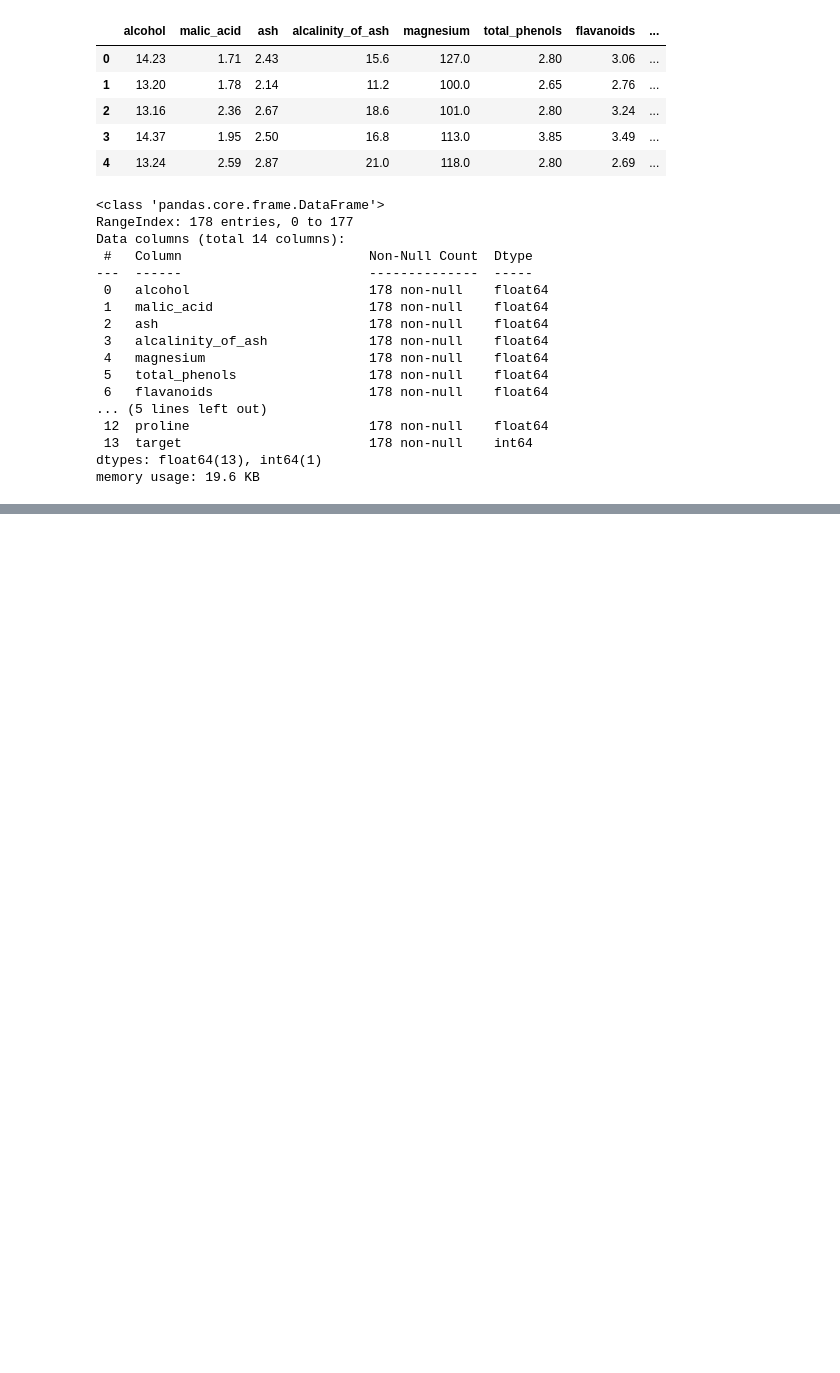
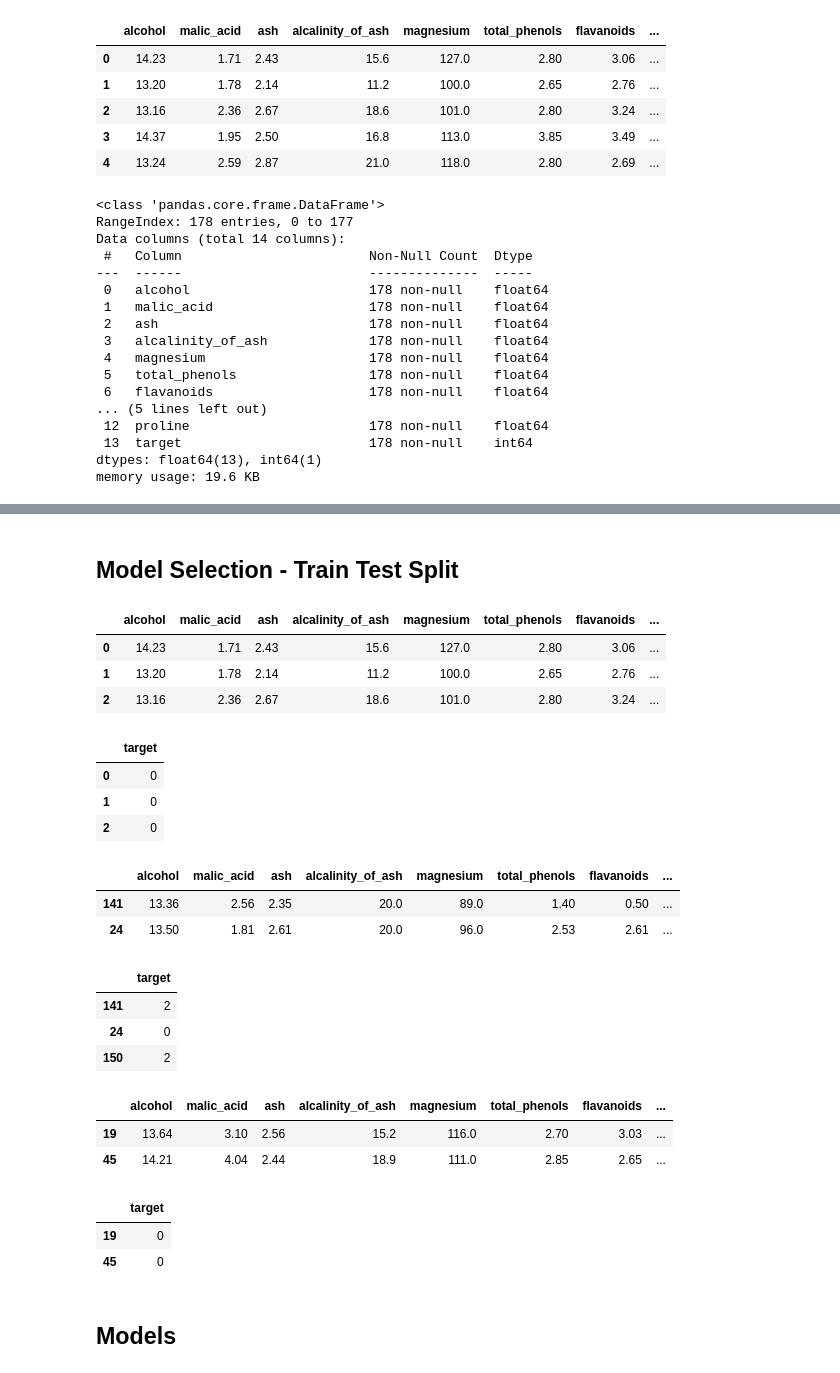
Before and after one commit to MonshaRadhakrishnan/Wine-Quality-Predictions, a Jupyter notebook: Wine quality dataset.ipynb, the cells around one changed output, grey strips where cells are left out. Cells and saved outputs as stored; diff of their text form; code cells hidden in the pictures; blank space fills up the shorter version.

```diff
--- a/Wine quality dataset.ipynb
+++ b/Wine quality dataset.ipynb
@@ -341,0 +354,2 @@ memory usage: 19.6 KB
+# %%
+ml = df.copy()
@@ -341,0 +365,19 @@ memory usage: 19.6 KB
+# %% [markdown]
+## Model Selection - Train Test Split
+# %%
+x = ml.drop(columns='target')
+y = ml[['target']]
+# %%
+x.head(3)
+# %% [output]
+|  | alcohol | malic_acid | ash | alcalinity_of_ash | magnesium | total_phenols | flavanoids | ... |
+| 0 | 14.23 | 1.71 | 2.43 | 15.6 | 127.0 | 2.80 | 3.06 | ... |
+| 1 | 13.20 | 1.78 | 2.14 | 11.2 | 100.0 | 2.65 | 2.76 | ... |
+| 2 | 13.16 | 2.36 | 2.67 | 18.6 | 101.0 | 2.80 | 3.24 | ... |
+# %%
+y.head(3)
+# %% [output]
+|  | target |
+| 0 | 0 |
+| 1 | 0 |
+| 2 | 0 |
@@ -341,0 +386,27 @@ memory usage: 19.6 KB
+# %%
+xtrain.head(2)
+# %% [output]
+|  | alcohol | malic_acid | ash | alcalinity_of_ash | magnesium | total_phenols | flavanoids | ... |
+| 141 | 13.36 | 2.56 | 2.35 | 20.0 | 89.0 | 1.40 | 0.50 | ... |
+| 24 | 13.50 | 1.81 | 2.61 | 20.0 | 96.0 | 2.53 | 2.61 | ... |
+# %%
+ytrain.head(3)
+# %% [output]
+|  | target |
+| 141 | 2 |
+| 24 | 0 |
+| 150 | 2 |
+# %%
+xtest.head(2)
+# %% [output]
+|  | alcohol | malic_acid | ash | alcalinity_of_ash | magnesium | total_phenols | flavanoids | ... |
+| 19 | 13.64 | 3.10 | 2.56 | 15.2 | 116.0 | 2.70 | 3.03 | ... |
+| 45 | 14.21 | 4.04 | 2.44 | 18.9 | 111.0 | 2.85 | 2.65 | ... |
+# %%
+ytest.head(2)
+# %% [output]
+|  | target |
+| 19 | 0 |
+| 45 | 0 |
+# %% [markdown]
+## Models
```
Also changed, not shown: parts of 5 cells of this notebook.
